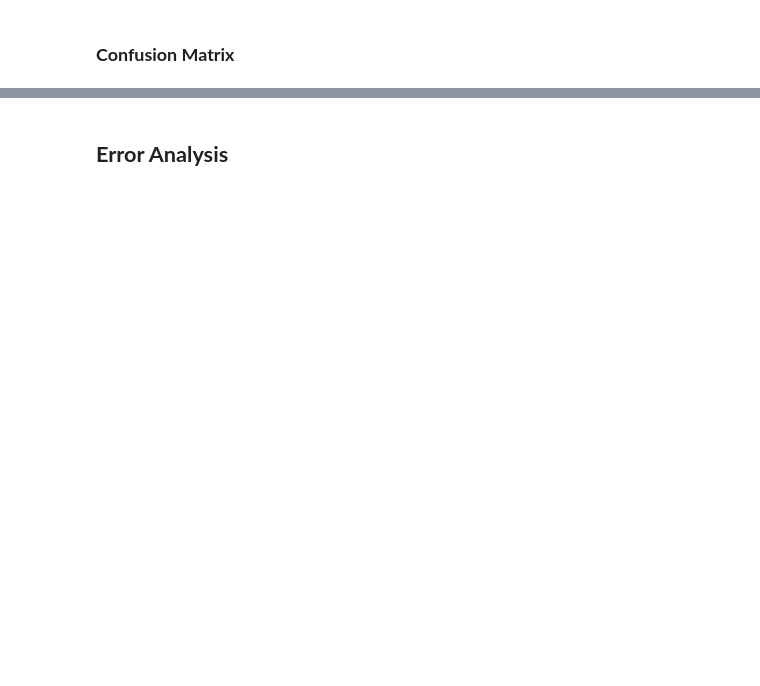
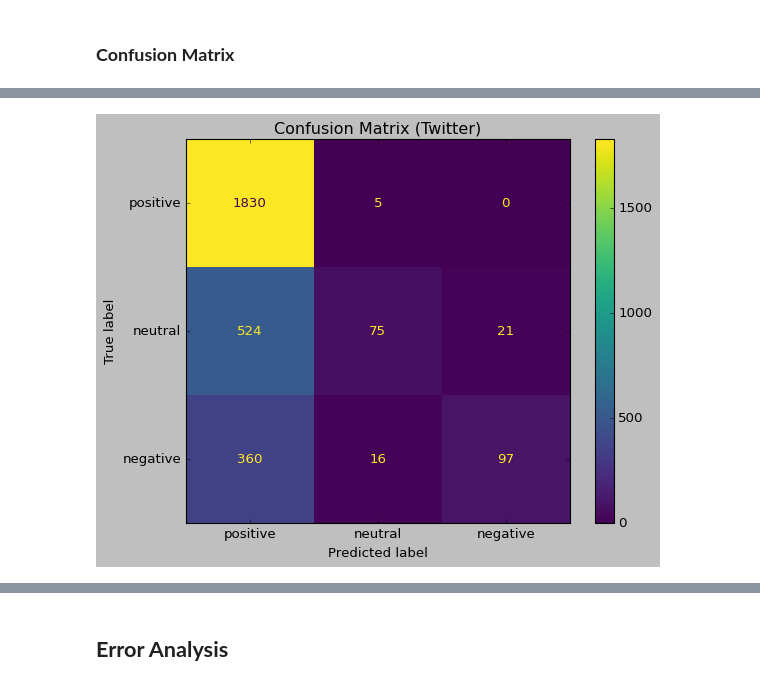
Before and after one commit to OziomaEunice/Sentiment_GPT, a Jupyter notebook: NaïveBayes_SentimentAnalysis2.ipynb, the cells around one changed output, grey strips where cells are left out. Drawn from its saved outputs; the diff is of its cells as text; code cells hidden in the pictures; blank space fills up the shorter version.

```diff
--- a/NaïveBayes_SentimentAnalysis2.ipynb
+++ b/NaïveBayes_SentimentAnalysis2.ipynb
@@ -247,2 +408,18 @@ naive_bayes.fit(tfidf_train, label_train)
 # %% [markdown]
 ## **Testing**
+# %%
+# test the Naïve Bayes (Multinomial) model on Twitter dataset
+predictions_twitter = naive_bayes.predict(tfidf_test)
+
+print('==============================================')
+print('\nClassification Report For Twitter Dataset\n')
+print('==============================================')
+
+accuracy = accuracy_score(label_test, predictions_twitter)
+accuracy_perc = accuracy * 100
+
+print(f"Accuracy on IMDb dataset: {accuracy_perc:.2f}%")
+print('---------------------------\n')
+
+# print(classification_report(label_test,predictions))
+print(classification_report(label_test, predictions_twitter, zero_division=1))
@@ -273,3 +514,15 @@ print(confusion_matrix(df2['label'], predictions_imdb))
+# %%
+style.use('classic')
+cm = confusion_matrix(label_test, predictions_twitter)
+
+# Display confusion matrix for Twitter
+display_cm = ConfusionMatrixDisplay(confusion_matrix=cm, display_labels=['positive', 'neutral', 'negative'])
+display_cm.plot(cmap='viridis', values_format='d')
+
+plt.title('Confusion Matrix (Twitter)')
+plt.show()
+# %% [output]
+[figure, added]
 # %%
 style.use('classic')
 cm = confusion_matrix(df2['label'], predictions_imdb)
```
Also changed, not shown: parts of 42 cells of this notebook.
